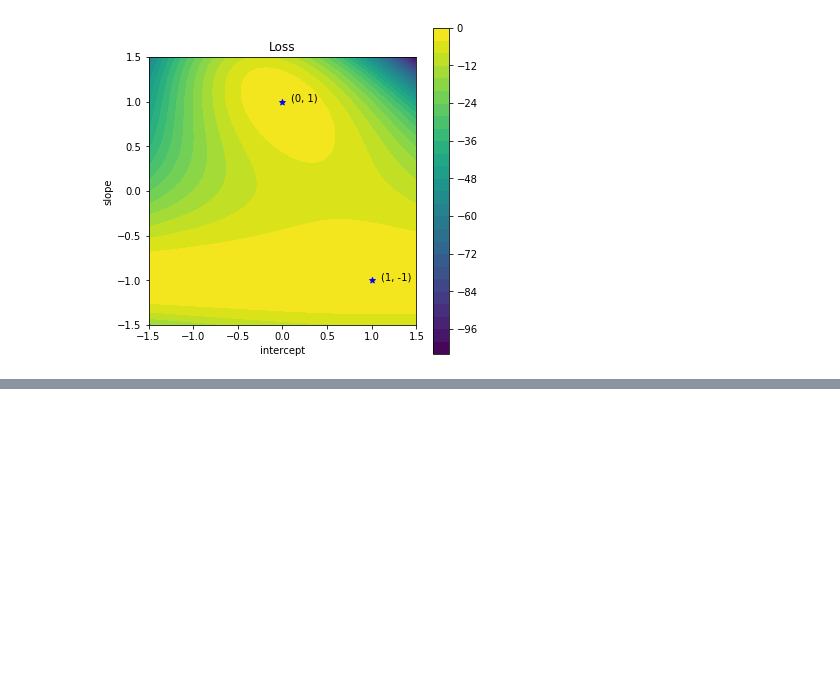
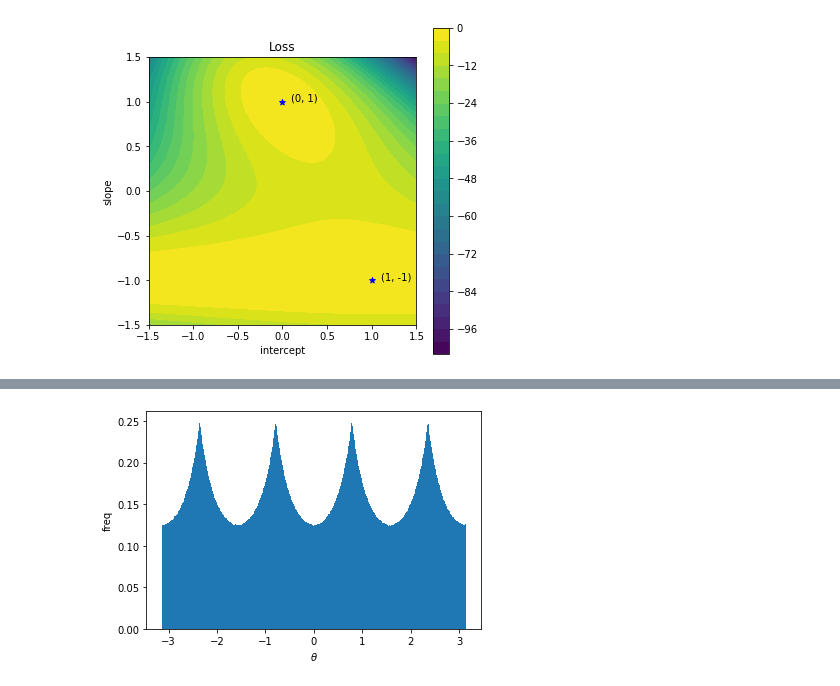
Before and after one commit to krishdesai7/SymmetryDiscovery, a Jupyter notebook: SymmetryGAN/Z2PlottingLossFunctions.ipynb, the cells around one changed output, grey strips where cells are left out. Cells and saved outputs as stored; diff of their text form; code cells hidden in the pictures; blank space fills up the shorter version.

```diff
--- a/SymmetryGAN/Z2PlottingLossFunctions.ipynb
+++ b/SymmetryGAN/Z2PlottingLossFunctions.ipynb
@@ -192,0 +196,7 @@ plt.show()
+# %%
+plt.hist(theta,bins=np.linspace(-np.pi, np.pi, 1000),density=True)
+plt.xlabel(r"$\theta$")
+plt.ylabel("freq")
+plt.show()
+# %% [output]
+[figure, added]
```
Also changed, not shown: parts of 3 cells of this notebook, 5 other files.
